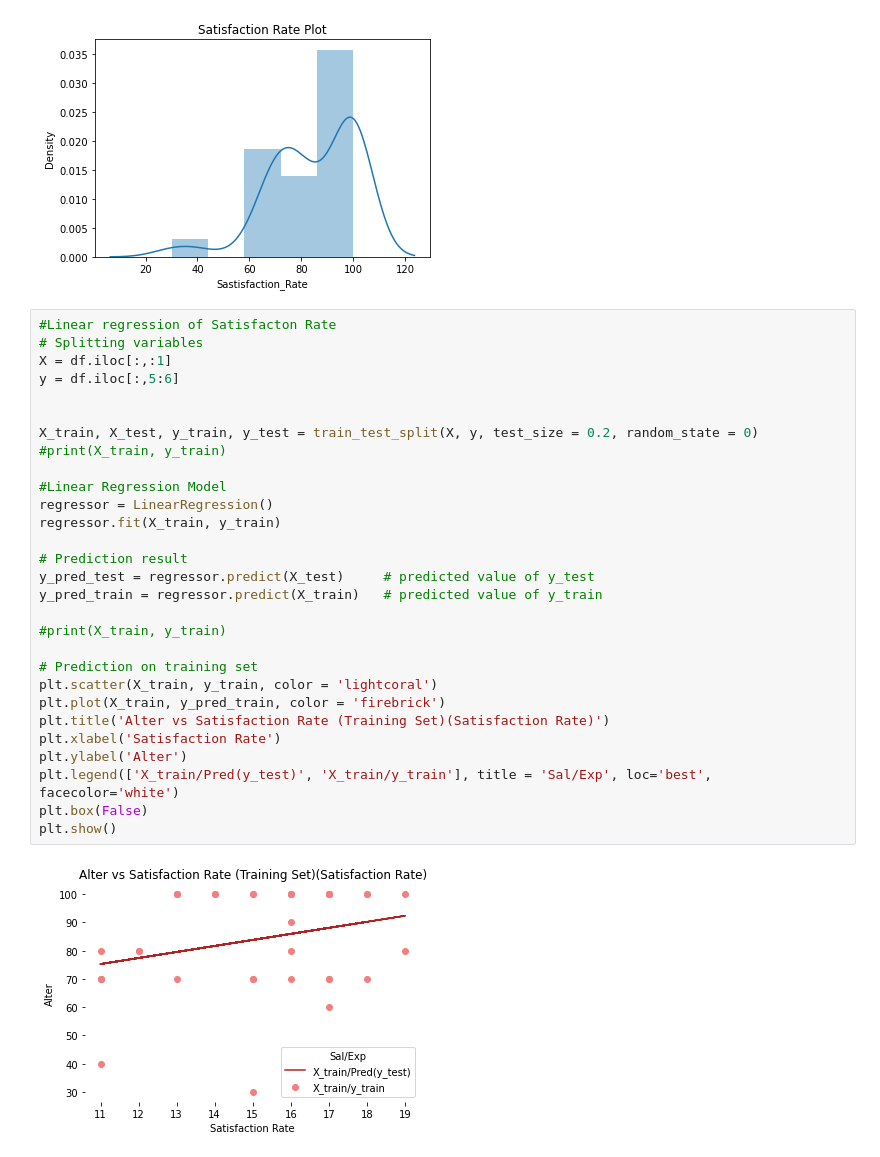
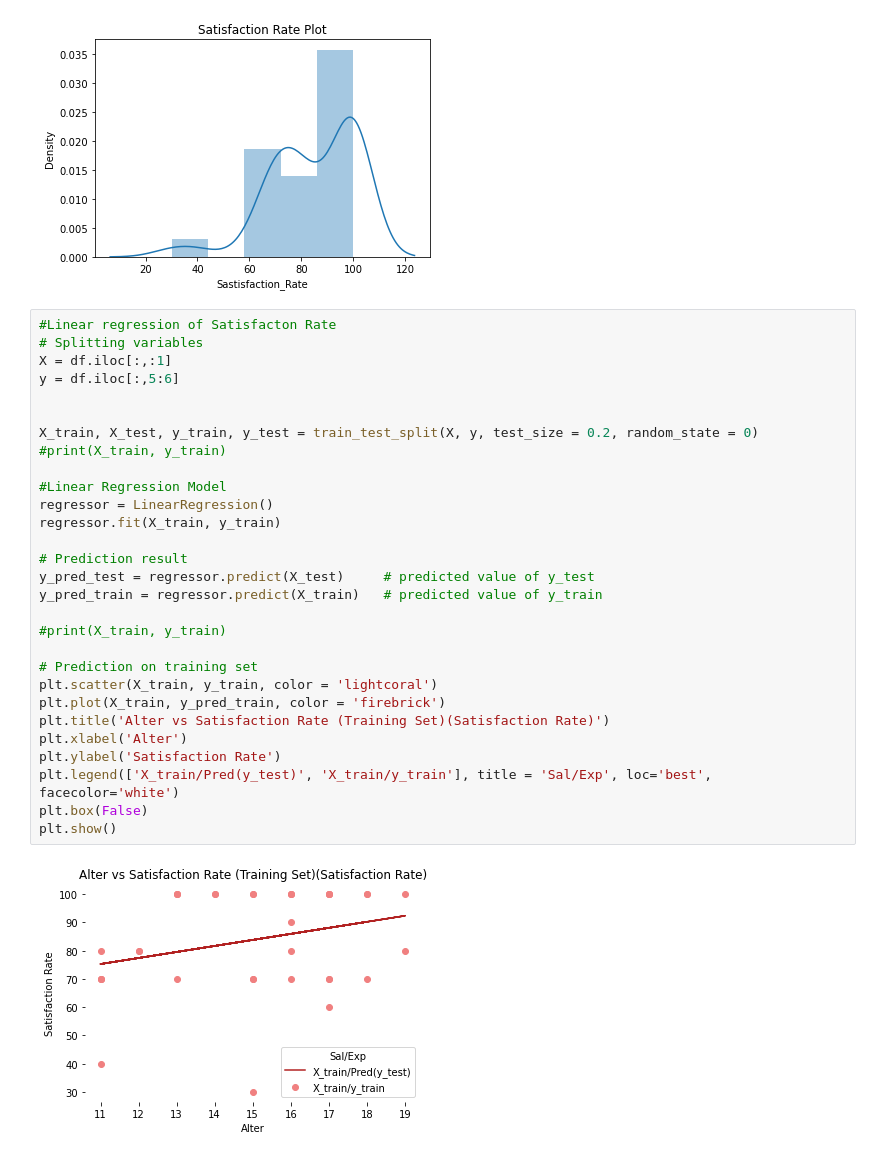
Before and after one commit to GO-Robot-FLL/Masterpiece_Forschung, a Jupyter notebook: Datenanalyse Teen Tech Expo.ipynb, the cells around one changed output. Drawn from its saved outputs; the diff is of its cells as text.

```diff
--- a/Datenanalyse Teen Tech Expo.ipynb
+++ b/Datenanalyse Teen Tech Expo.ipynb
@@ -316,31 +322,31 @@ plt.show()
 # %%
 #Linear regression of Satisfacton Rate
 # Splitting variables
 X = df.iloc[:,:1]
 y = df.iloc[:,5:6]
 
 
 X_train, X_test, y_train, y_test = train_test_split(X, y, test_size = 0.2, random_state = 0)
 #print(X_train, y_train)
 
 #Linear Regression Model
 regressor = LinearRegression()
 regressor.fit(X_train, y_train)
 
 # Prediction result
 y_pred_test = regressor.predict(X_test)     # predicted value of y_test
 y_pred_train = regressor.predict(X_train)   # predicted value of y_train
 
 #print(X_train, y_train)
 
 # Prediction on training set
 plt.scatter(X_train, y_train, color = 'lightcoral')
 plt.plot(X_train, y_pred_train, color = 'firebrick')
 plt.title('Alter vs Satisfaction Rate (Training Set)(Satisfaction Rate)')
-plt.xlabel('Satisfaction Rate')
-plt.ylabel('Alter')
+plt.xlabel('Alter')
+plt.ylabel('Satisfaction Rate')
 plt.legend(['X_train/Pred(y_test)', 'X_train/y_train'], title = 'Sal/Exp', loc='best', facecolor='white')
 plt.box(False)
 plt.show()
 # %% [output]
-[figure, old version]
+[figure, new version]
```
Also changed, not shown: parts of 12 cells of this notebook.
